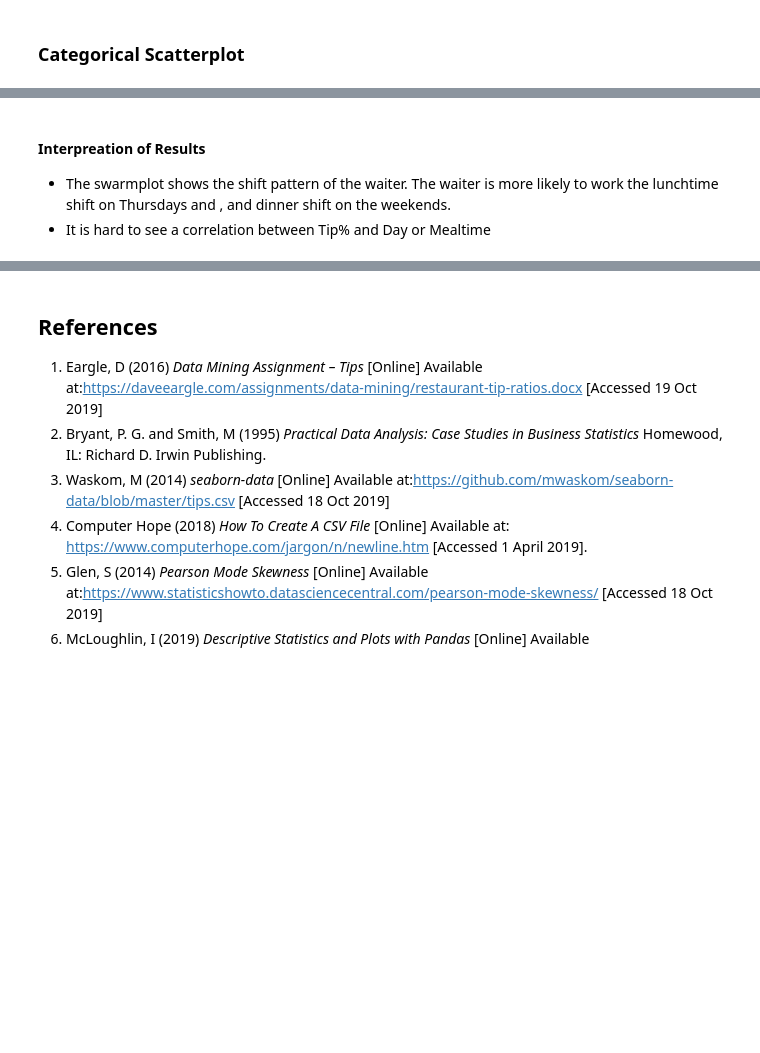
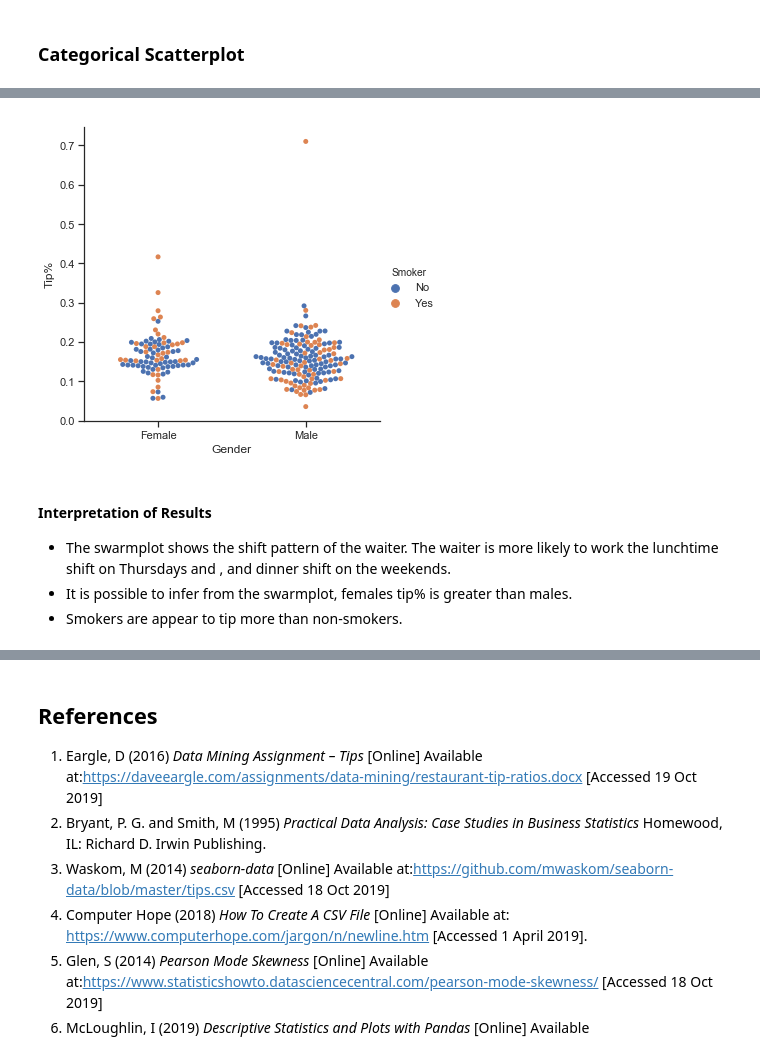
Before and after one commit to pcaulfie/fundamentals-project, a Jupyter notebook: Fundamentals of Data Analysis.ipynb, the cells around one changed output, grey strips where cells are left out. Cells and saved outputs as stored; diff of their text form; code cells hidden in the pictures; blank space fills up the shorter version.

Commit message:
added swarmplot and scatter plot to look for relationships between variables

```diff
--- a/Fundamentals of Data Analysis.ipynb
+++ b/Fundamentals of Data Analysis.ipynb
@@ -334,4 +344,14 @@ sns.catplot(x='Day', y='Tip%', hue='Mealtime', kind="swarm",data=df);
+# %%
+# Test if there is an association between gender and tip%. Are females better tippers? Do smokers tip with better ratios?
+# Use catplot to plot the relationship between tip % and gender (Categorical Variable).
+# kind = swarm - converts catplot into swarmplot
+# Use “Smoker” as the color to see the relationship between tip % and gender split by smoker.
+
+sns.catplot(x='Gender', y='Tip%', hue='Smoker', kind="swarm", data=df);
+# %% [output]
+[figure, added]
 # %% [markdown]
-#### Interpreation of Results
+#### Interpretation of Results
 * The swarmplot shows the shift pattern of the waiter. The waiter is more likely to work the lunchtime shift on Thursdays and , and dinner shift on the weekends.
-* It is hard to see a correlation between Tip% and Day or Mealtime
+* It is possible to infer from the swarmplot, females tip% is greater than males.
+* Smokers are appear to tip more than non-smokers.
```
Also changed, not shown: parts of 4 cells of this notebook.
